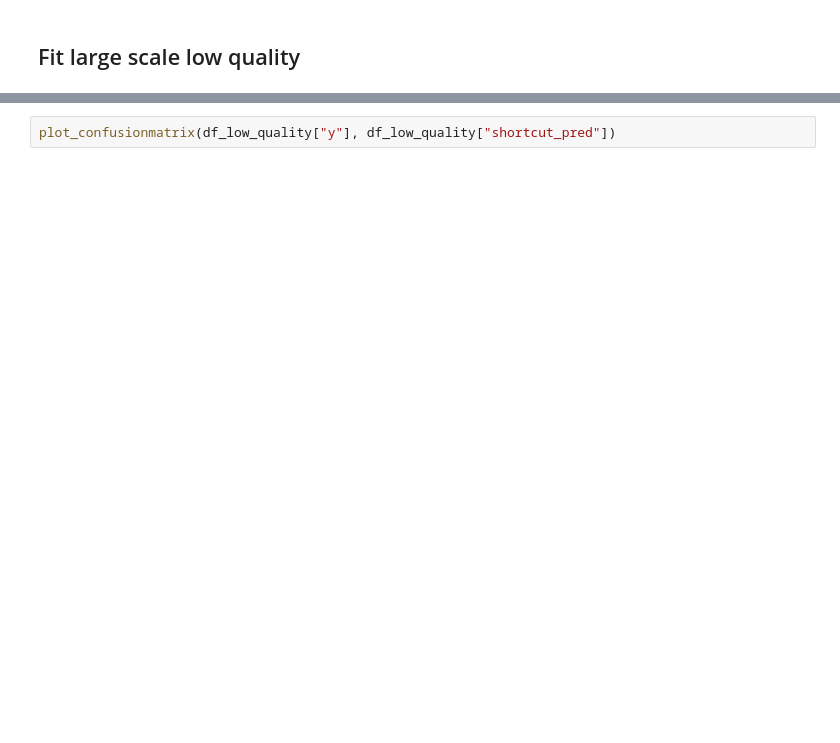
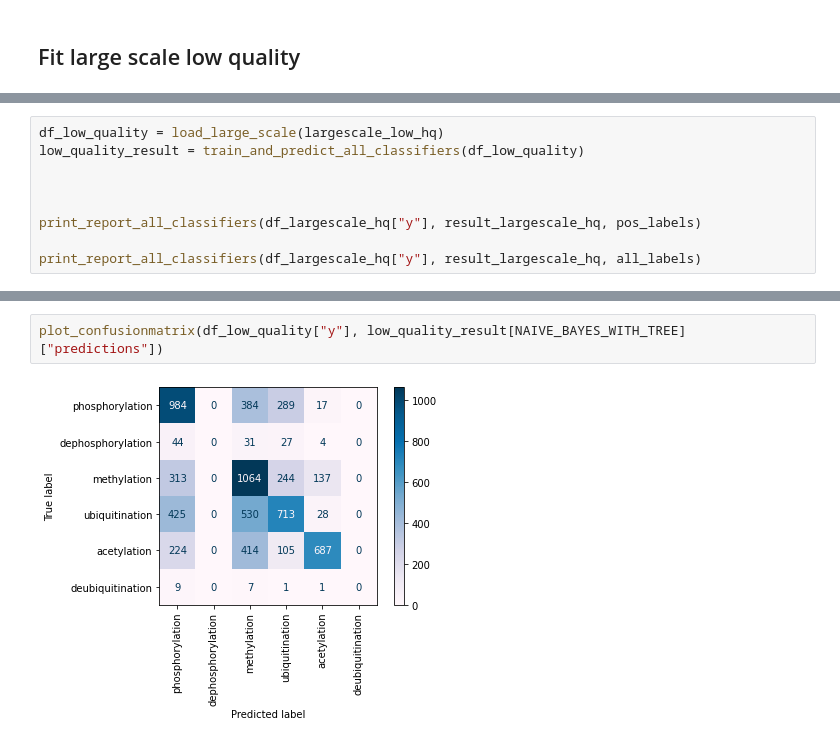
Before and after one commit to elangovana/bert-shortcuts, a Jupyter notebook: notebooks/ptm_ppi_shortcut_analysis.ipynb, the cells around one changed output, grey strips where cells are left out. Drawn from its saved outputs; the diff is of its cells as text; blank space fills up the shorter version.

```diff
--- a/notebooks/ptm_ppi_shortcut_analysis.ipynb
+++ b/notebooks/ptm_ppi_shortcut_analysis.ipynb
@@ -342,0 +400,9 @@ print_report(df_low_quality["y"], df_low_quality["shortcut_pred"])
+# %%
+df_low_quality = load_large_scale(largescale_low_hq)
+low_quality_result = train_and_predict_all_classifiers(df_low_quality)
+
+
+
+print_report_all_classifiers(df_largescale_hq["y"], result_largescale_hq, pos_labels)
+
+print_report_all_classifiers(df_largescale_hq["y"], result_largescale_hq, all_labels)
@@ -343,5 +444,7 @@ print_report(df_low_quality["y"], df_low_quality["shortcut_pred"])
 # %%
-plot_confusionmatrix(df_low_quality["y"], df_low_quality["shortcut_pred"])
+plot_confusionmatrix(df_low_quality["y"], low_quality_result[NAIVE_BAYES_WITH_TREE]["predictions"])
+# %% [output]
+[figure, added]
 # %%
 def prep_data(df, m):
     df_t = df.copy(deep=True)
```
Also changed, not shown: parts of 22 cells of this notebook, 4 other files.
